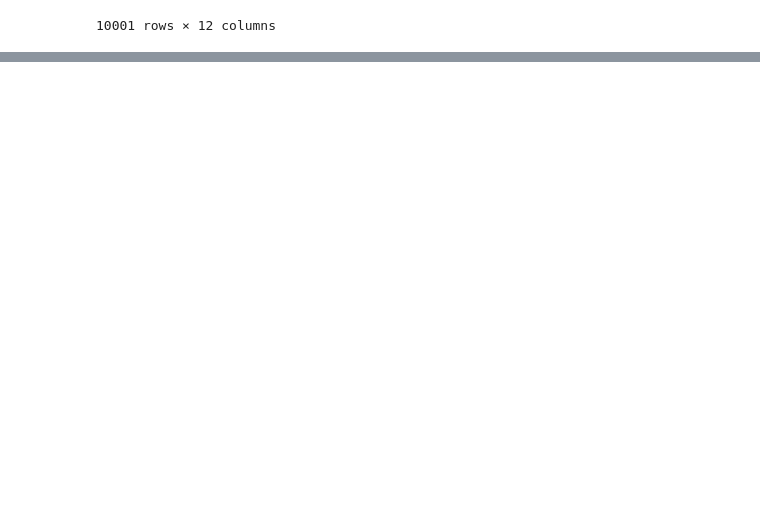
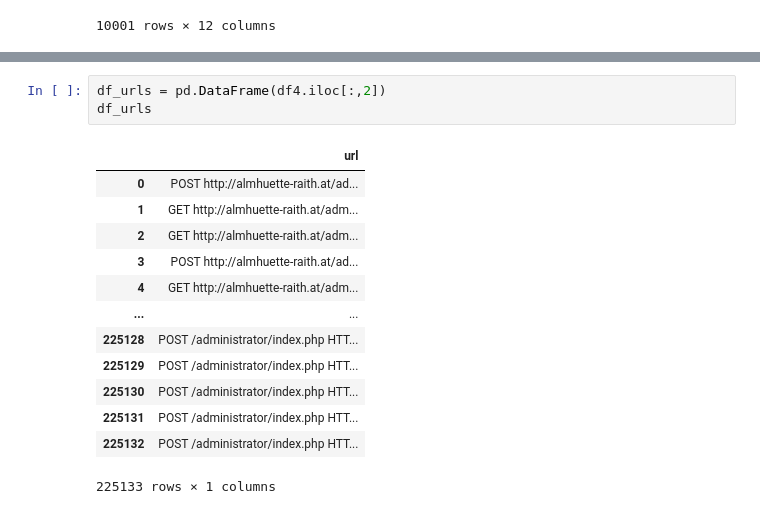
Before and after one commit to Trickster2038/BmstuDocs5, a Jupyter notebook: технопарк/logs_hw/python/jupyter/sketch1.ipynb, the cells around one changed output, grey strips where cells are left out. Drawn from its saved outputs; the diff is of its cells as text; blank space fills up the shorter version.

```diff
--- a/технопарк/logs_hw/python/jupyter/sketch1.ipynb
+++ b/технопарк/logs_hw/python/jupyter/sketch1.ipynb
@@ -69,0 +92,17 @@ df3
+# %%
+df_urls = pd.DataFrame(df4.iloc[:,2])
+df_urls
+# %% [output]
+|  | url |
+| 0 | POST http://almhuette-raith.at/ad... |
+| 1 | GET http://almhuette-raith.at/adm... |
+| 2 | GET http://almhuette-raith.at/adm... |
+| 3 | POST http://almhuette-raith.at/ad... |
+| 4 | GET http://almhuette-raith.at/adm... |
+| ... | ... |
+| 225128 | POST /administrator/index.php HTT... |
+| 225129 | POST /administrator/index.php HTT... |
+| 225130 | POST /administrator/index.php HTT... |
+| 225131 | POST /administrator/index.php HTT... |
+| 225132 | POST /administrator/index.php HTT... |
+225133 rows × 1 columns
```
Also changed, not shown: parts of 8 cells of this notebook.
